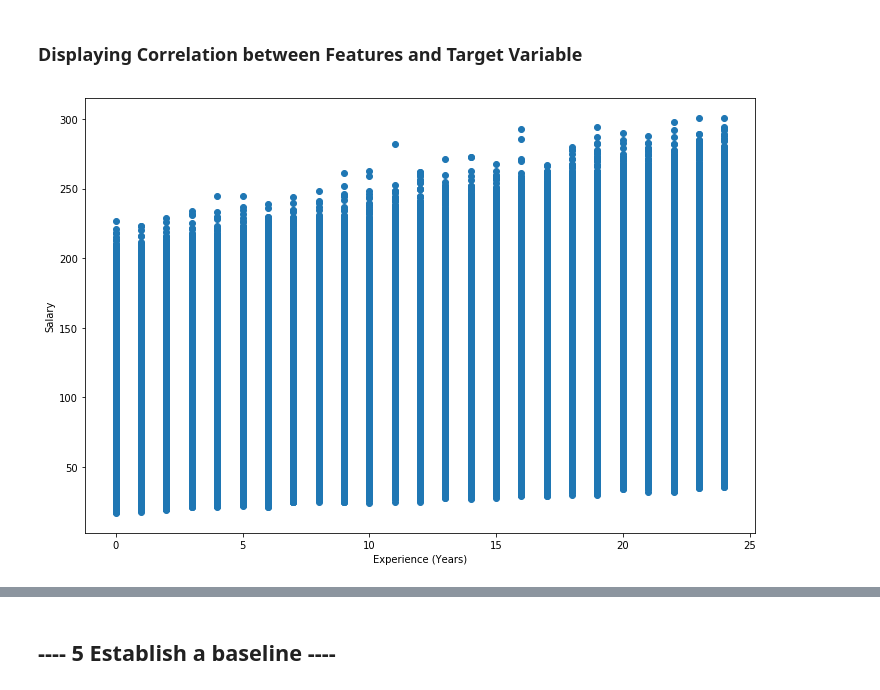
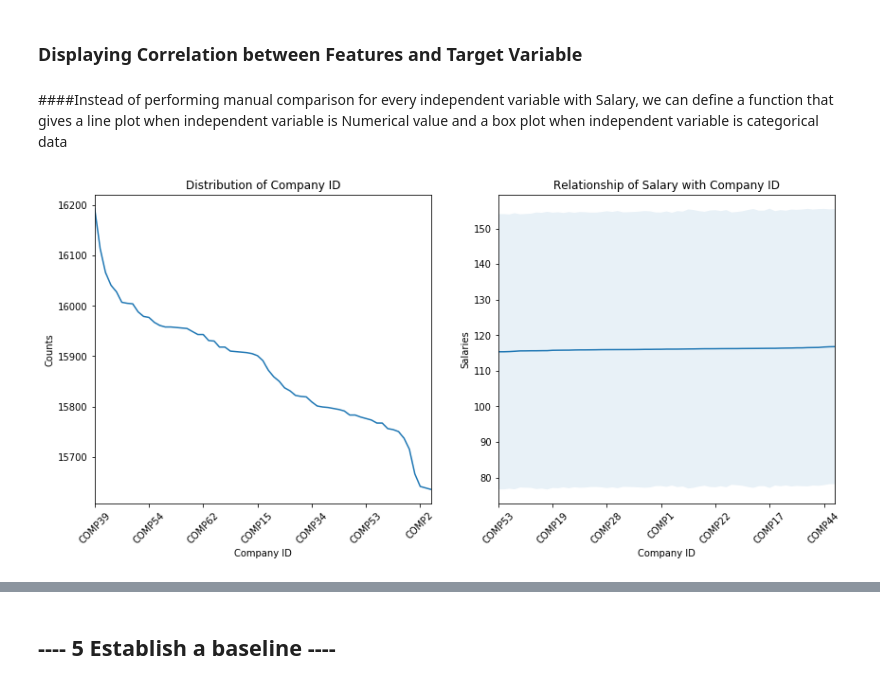
Before and after one commit to MrYoupiter/Salary_Prediction_Portfolio, a Jupyter notebook: SalaryPredictionProject.ipynb, the cells around one changed output, grey strips where cells are left out. Cells and saved outputs as stored; diff of their text form; code cells hidden in the pictures.

```diff
--- a/SalaryPredictionProject.ipynb
+++ b/SalaryPredictionProject.ipynb
@@ -465,16 +465,5 @@ train_merged[(train_merged['Salary'] > 220.5) & (train_merged['Job Type'] == 'JU
 | 954368 | JOB1362685362055 | COMP11 | JUNIOR | DOCTORAL | BUSINESS | OIL | 24 | 26 | ... |
 # %% [markdown]
 ### Displaying Correlation between Features and Target Variable
-# %%
-#Correlation between numerical variables and Salary can be displayed using scatter plots
-
-#defining function to create scatter plots
-def scatter_data(df, lab):
-    plt.figure(figsize = (12,8))
-    plt.scatter(df[lab], df['Salary'] )
-    plt.ylabel('Salary')
-    plt.xlabel(lab)
-
-scatter_data(train_merged , 'Experience (Years)')
-# %% [output]
-[figure, removed]
+# %% [markdown]
+####Instead of performing manual comparison for every independent variable with Salary, we can define a function that gives a line plot when independent variable is Numerical value and a box plot when independent variable is categorical data
@@ -480,0 +516,5 @@ scatter_data(train_merged , 'Experience (Years)')
+# %%
+#Correlation between Company ID and Company ID
+plot_var(train_merged, 'Company ID')
+# %% [output]
+[figure, added]
```
Also changed, not shown: parts of 18 cells of this notebook.
